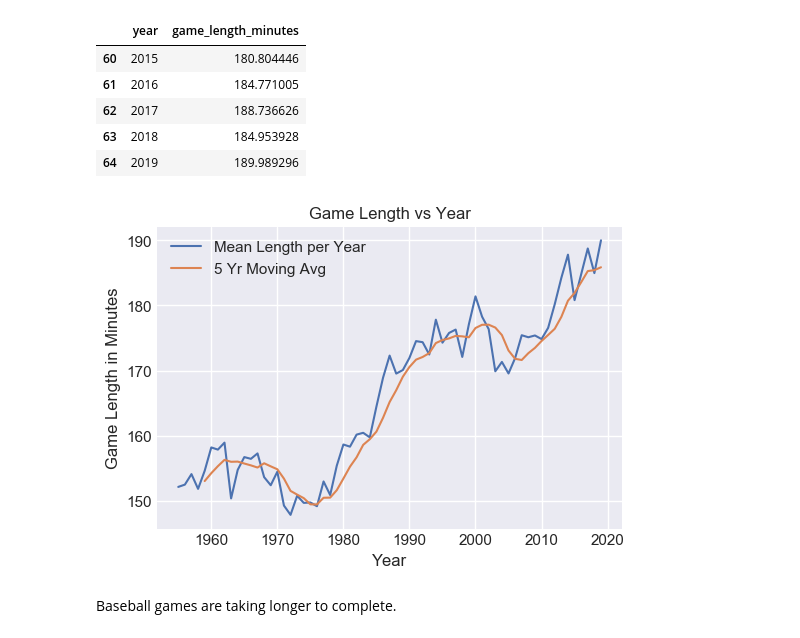
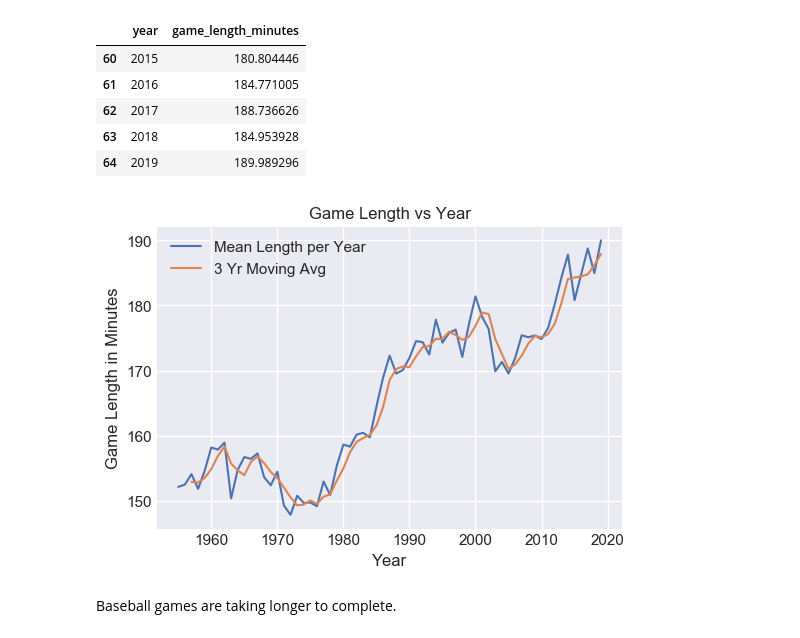
Before and after one commit to sdiehl28/baseball-analytics, a Jupyter notebook: baseball_jupyter_nb/01_Introduction.ipynb, the cells around one changed output. Drawn from its saved outputs; the diff is of its cells as text; code cells hidden in the pictures.

```diff
--- a/baseball_jupyter_nb/01_Introduction.ipynb
+++ b/baseball_jupyter_nb/01_Introduction.ipynb
@@ -110,19 +110,19 @@ minutes_per_game.tail()
 # %%
 # plot the data and the smoothed data
 plt.style.use('seaborn-darkgrid')
 
 fig, ax = plt.subplots()
 ax.set_title('Game Length vs Year')
 ax.set_xlabel('Year')
 ax.set_ylabel('Game Length in Minutes')
 ax.set_title('Game Length vs Year')
 
 ax.plot('year', 'game_length_minutes', data = minutes_per_game, label='Mean Length per Year')
-df_smoothed = minutes_per_game.set_index('year').rolling(5).mean().reset_index()
-ax.plot('year', 'game_length_minutes', data=df_smoothed, label='5 Yr Moving Avg')
+df_smoothed = minutes_per_game.set_index('year').rolling(3).mean().reset_index()
+ax.plot('year', 'game_length_minutes', data=df_smoothed, label='3 Yr Moving Avg')
 ax.legend();
 # %% [output]
-[figure, old version]
+[figure, new version]
 # %% [markdown]
 Baseball games are taking longer to complete.
 # %% [markdown]
```
Also changed, not shown: parts of 6 cells of this notebook.
